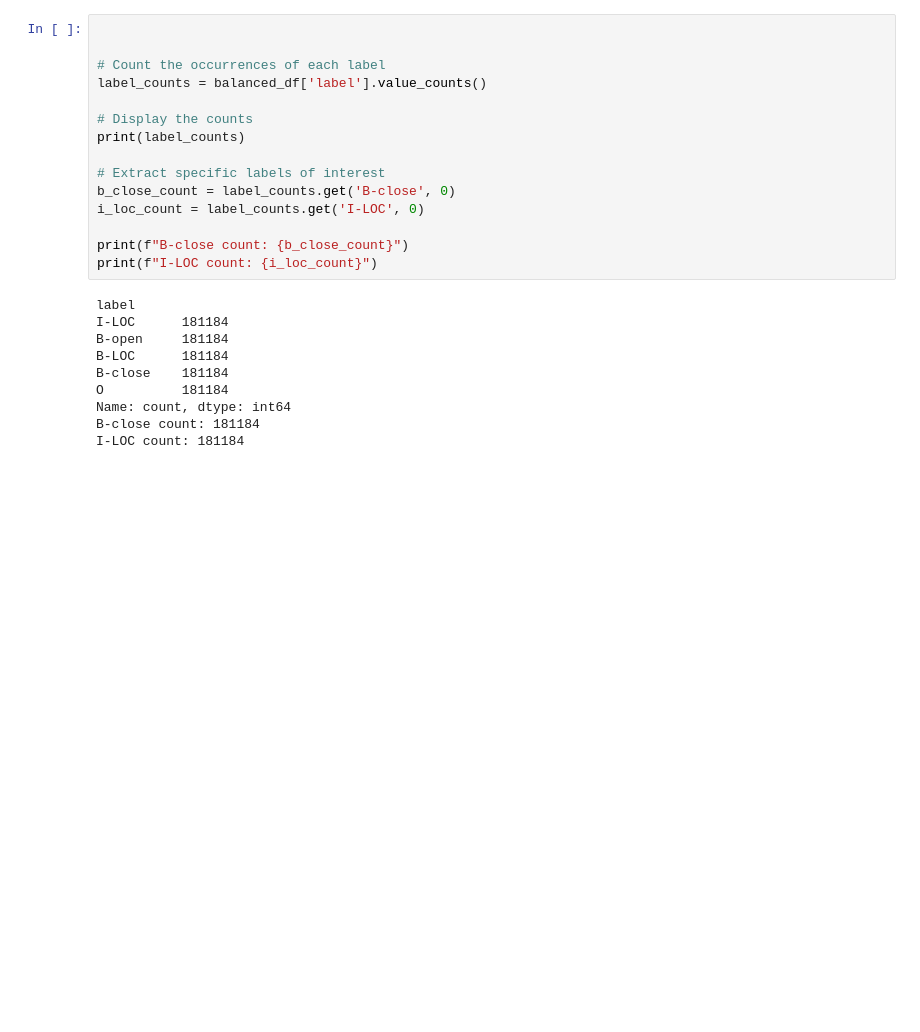
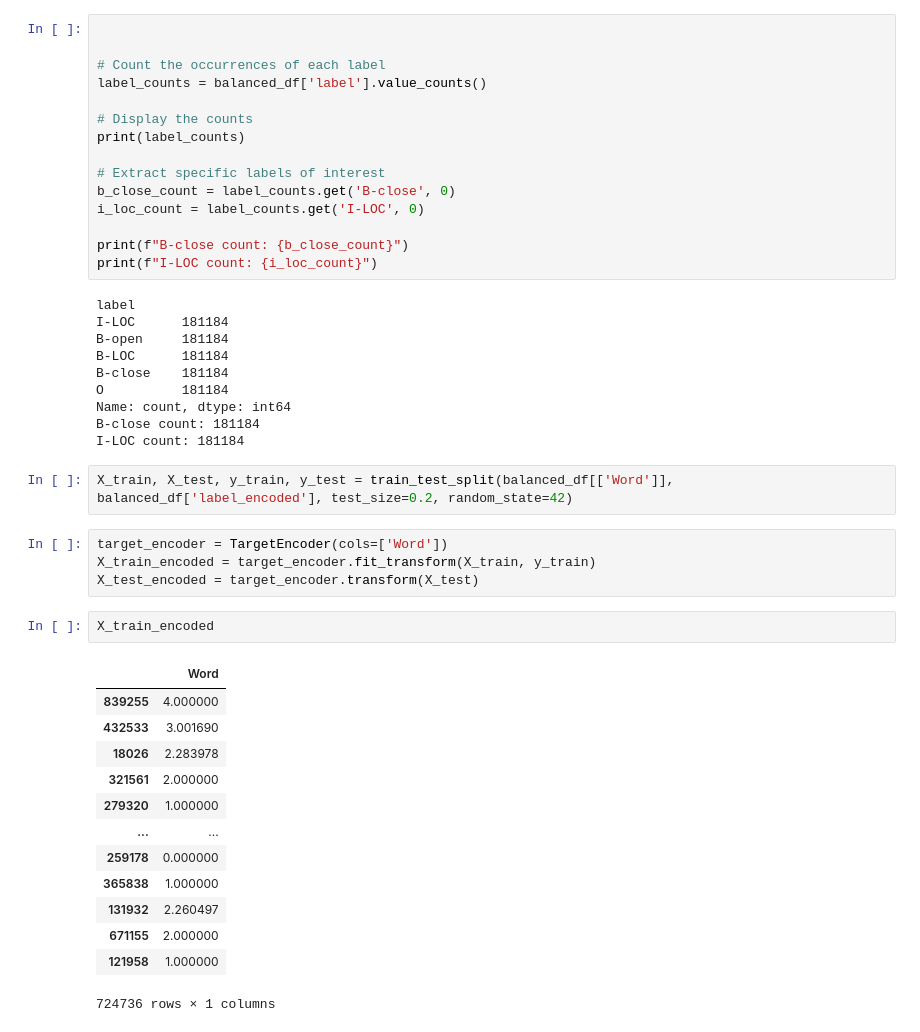
Before and after one commit to ehabsuliman/ROADWATCH, a Jupyter notebook: Road/RW.ipynb, the cells around one changed output. Saved outputs shown, nothing was run; the diff lists cells and outputs as text; blank space fills up the shorter version.

```diff
--- a/Road/RW.ipynb
+++ b/Road/RW.ipynb
@@ -646,3 +648,25 @@ O          181184
 Name: count, dtype: int64
 B-close count: 181184
 I-LOC count: 181184
+# %%
+X_train, X_test, y_train, y_test = train_test_split(balanced_df[['Word']], balanced_df['label_encoded'], test_size=0.2, random_state=42)
+# %%
+target_encoder = TargetEncoder(cols=['Word'])
+X_train_encoded = target_encoder.fit_transform(X_train, y_train)
+X_test_encoded = target_encoder.transform(X_test)
+# %%
+X_train_encoded
+# %% [output]
+|  | Word |
+| 839255 | 4.000000 |
+| 432533 | 3.001690 |
+| 18026 | 2.283978 |
+| 321561 | 2.000000 |
+| 279320 | 1.000000 |
+| ... | ... |
+| 259178 | 0.000000 |
+| 365838 | 1.000000 |
+| 131932 | 2.260497 |
+| 671155 | 2.000000 |
+| 121958 | 1.000000 |
+724736 rows × 1 columns
```
Also changed, not shown: parts of 7 cells of this notebook.
